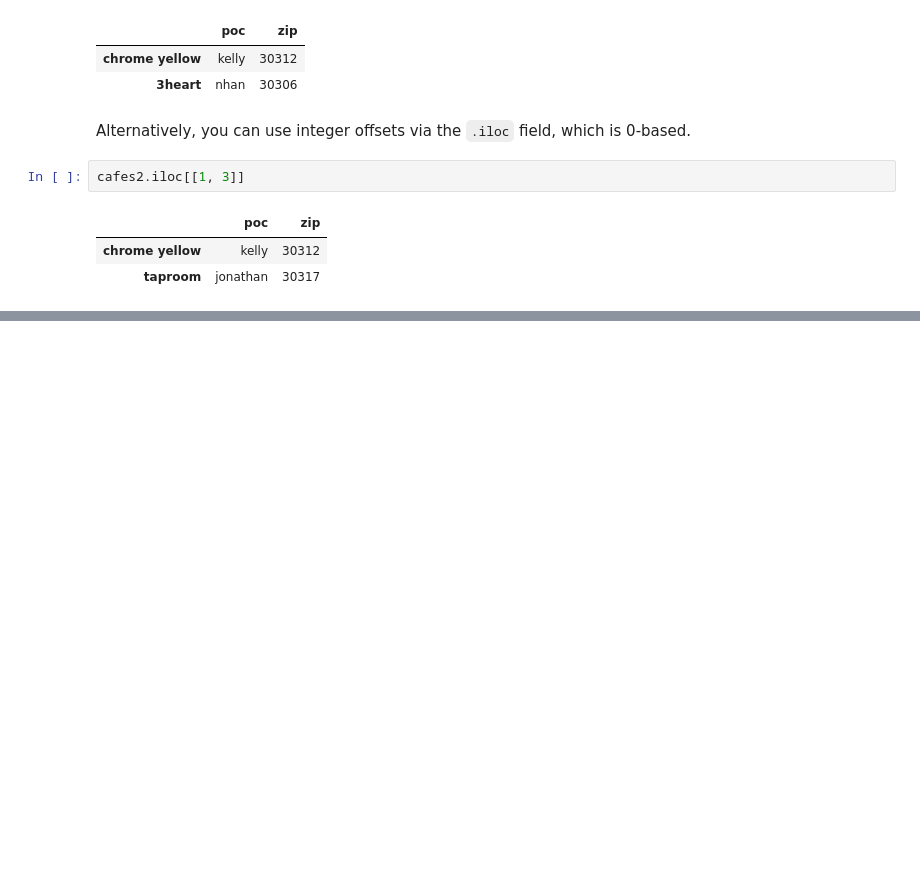
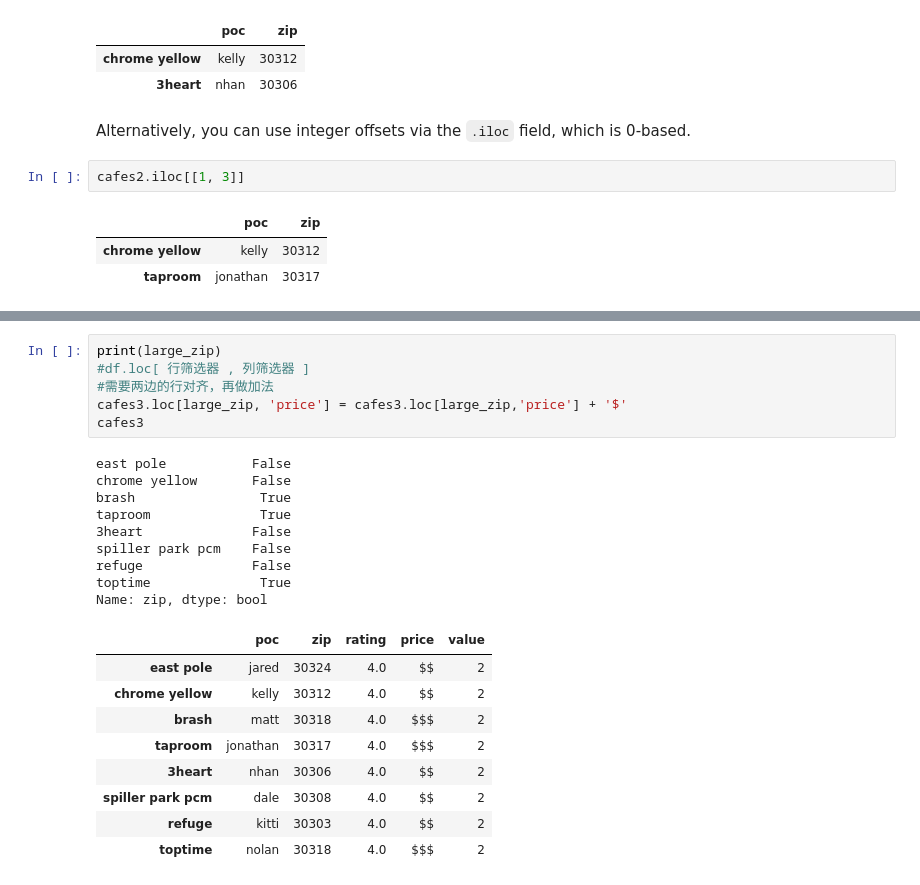
Before and after one commit to reinahuang/PythonDataScience, a Jupyter notebook: week06_session01_NB02_notes_on_pandas_part0_1.ipynb, the cells around one changed output, grey strips where cells are left out. Cells and saved outputs as stored; diff of their text form; blank space fills up the shorter version.

```diff
--- a/week06_session01_NB02_notes_on_pandas_part0_1.ipynb
+++ b/week06_session01_NB02_notes_on_pandas_part0_1.ipynb
@@ -633,0 +731,25 @@ cafes2.iloc[[1, 3]]
+# %%
+print(large_zip)
+#df.loc[ 行筛选器 , 列筛选器 ]
+#需要两边的行对齐，再做加法
+cafes3.loc[large_zip, 'price'] = cafes3.loc[large_zip,'price'] + '$'
+cafes3
+# %% [output]
+east pole           False
+chrome yellow       False
+brash                True
+taproom              True
+3heart              False
+spiller park pcm    False
+refuge              False
+toptime              True
+Name: zip, dtype: bool
+|  | poc | zip | rating | price | value |
+| east pole | jared | 30324 | 4.0 | $$ | 2 |
+| chrome yellow | kelly | 30312 | 4.0 | $$ | 2 |
+| brash | matt | 30318 | 4.0 | $$$ | 2 |
+| taproom | jonathan | 30317 | 4.0 | $$$ | 2 |
+| 3heart | nhan | 30306 | 4.0 | $$ | 2 |
+| spiller park pcm | dale | 30308 | 4.0 | $$ | 2 |
+| refuge | kitti | 30303 | 4.0 | $$ | 2 |
+| toptime | nolan | 30318 | 4.0 | $$$ | 2 |
```
Also changed, not shown: parts of 8 cells of this notebook.
